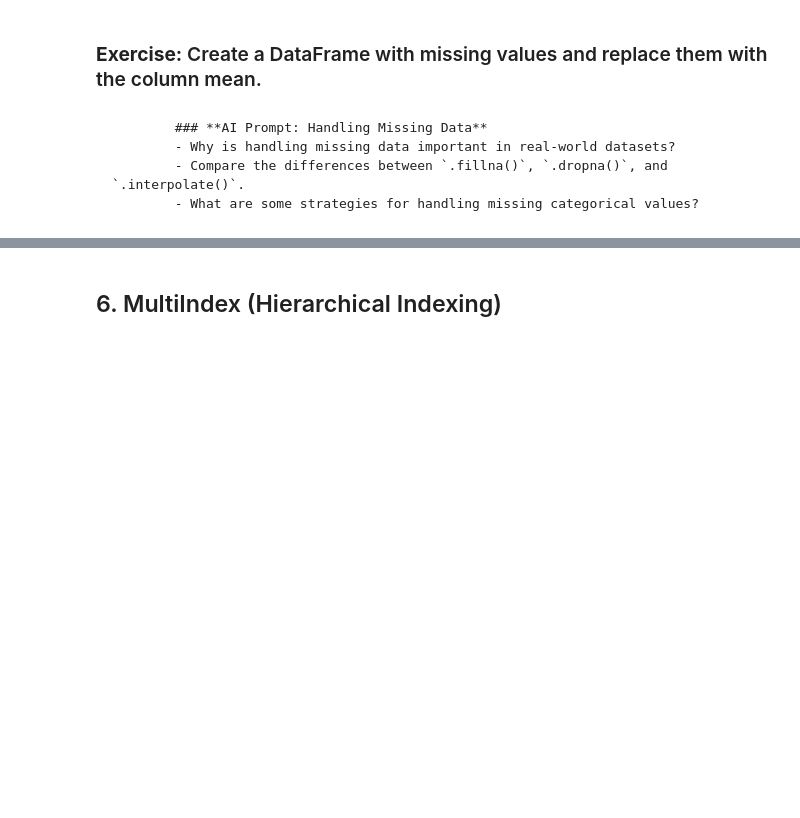
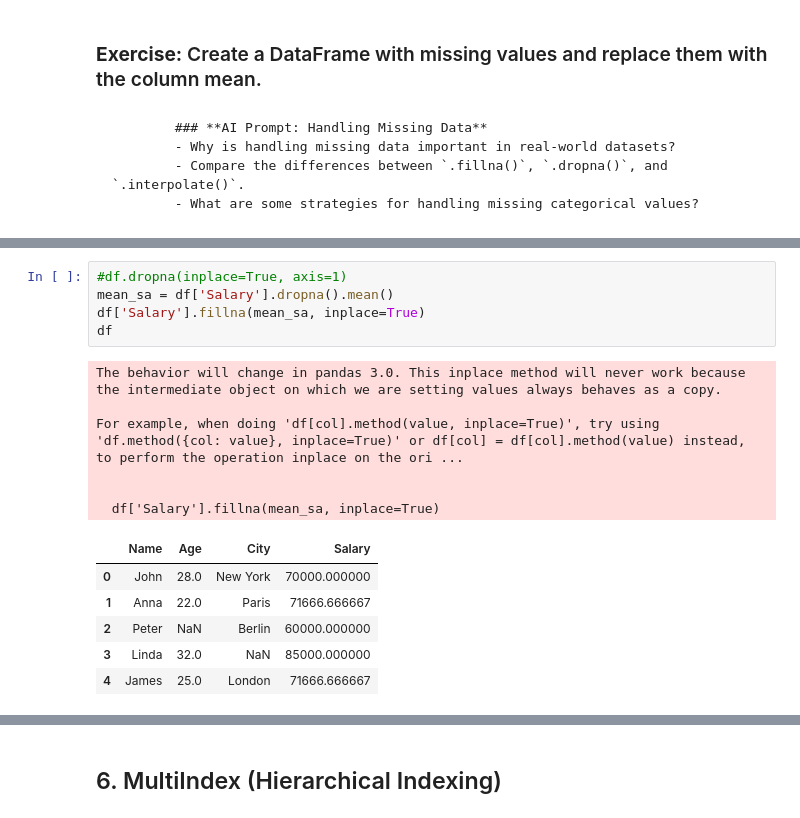
Before and after one commit to ntlong81/Finacial_bigdata_analysis_BFT64, a Jupyter notebook: Lecture_8 Pandas_1.ipynb, the cells around one changed output, grey strips where cells are left out. Drawn from its saved outputs; the diff is of its cells as text; blank space fills up the shorter version.

```diff
--- a/Lecture_8 Pandas_1.ipynb
+++ b/Lecture_8 Pandas_1.ipynb
@@ -84,0 +317,18 @@ print(df_filled)
+# %%
+#df.dropna(inplace=True, axis=1)
+mean_sa = df['Salary'].dropna().mean()
+df['Salary'].fillna(mean_sa, inplace=True)
+df
+# %% [output]
+The behavior will change in pandas 3.0. This inplace method will never work because the intermediate object on which we are setting values always behaves as a copy.
+
+For example, when doing 'df[col].method(value, inplace=True)', try using 'df.method({col: value}, inplace=True)' or df[col] = df[col].method(value) instead, to perform the operation inplace on the ori ...
+
+
+  df['Salary'].fillna(mean_sa, inplace=True)
+|  | Name | Age | City | Salary |
+| 0 | John | 28.0 | New York | 70000.000000 |
+| 1 | Anna | 22.0 | Paris | 71666.666667 |
+| 2 | Peter | NaN | Berlin | 60000.000000 |
+| 3 | Linda | 32.0 | NaN | 85000.000000 |
+| 4 | James | 25.0 | London | 71666.666667 |
```
Also changed, not shown: parts of 34 cells of this notebook, 10 other files.
